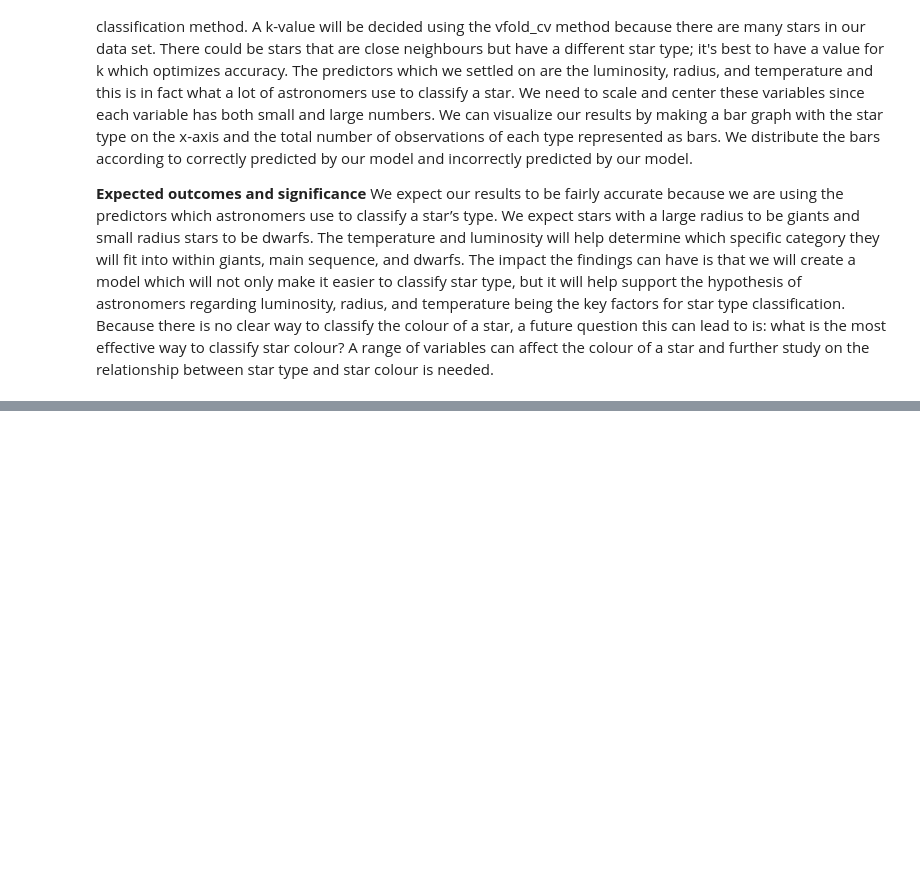
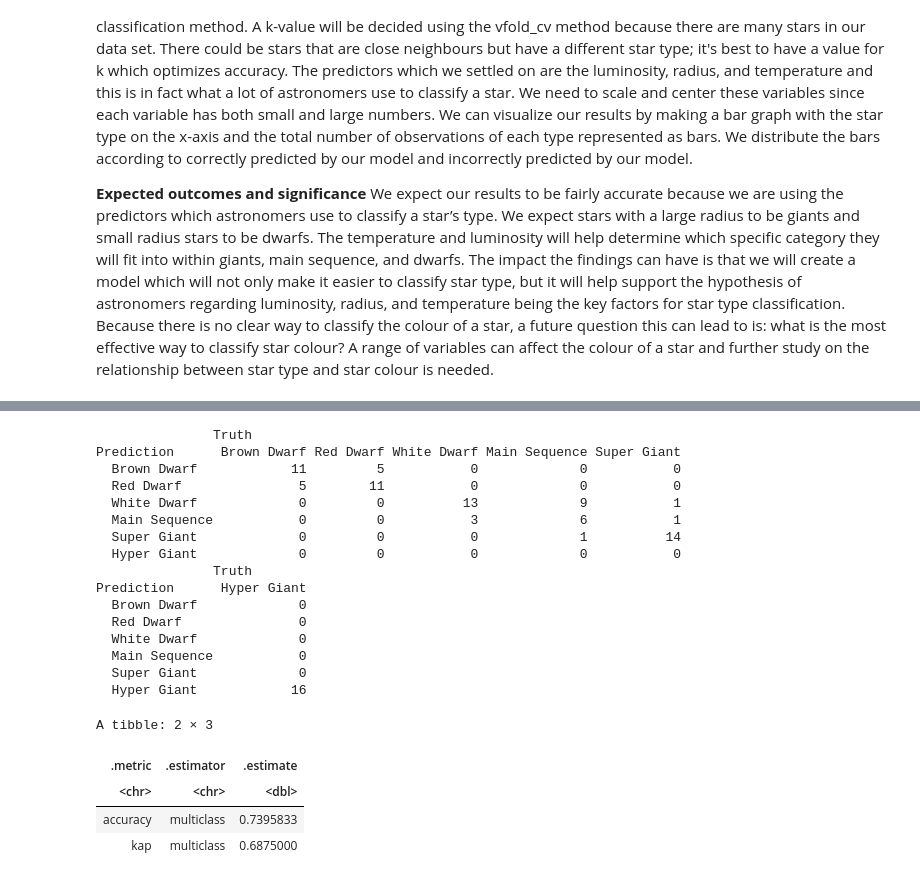
Before and after one commit to KarnS1o3/DSCI-project, a Jupyter notebook: Group_Project_proposal.ipynb, the cells around one changed output, grey strips where cells are left out. Drawn from its saved outputs; the diff is of its cells as text; code cells hidden in the pictures; blank space fills up the shorter version.

```diff
--- a/Group_Project_proposal.ipynb
+++ b/Group_Project_proposal.ipynb
@@ -136,0 +203,45 @@ A tibble: 6 × 5
+# %%
+#Retrained model with new k value
+knn_best_spec <- nearest_neighbor(weight_func = "rectangular", neighbors = k_min) %>%
+    set_engine("kknn") %>%
+    set_mode("classification")
+
+star_best_fit <- workflow() %>%
+    add_recipe(star_recipe) %>%
+    add_model(knn_best_spec) %>%
+    fit(data = star_train)
+
+star_metrics <- star_best_fit %>%
+    predict(star_test) %>%
+    bind_cols(star_test) %>%
+    metrics(truth = star_type, estimate = .pred_class)
+
+star_conf_mat <- star_best_fit %>%
+    predict(star_test) %>%
+    bind_cols(star_test) %>%
+    conf_mat(truth = star_type, estimate = .pred_class)
+
+star_conf_mat
+star_metrics
+# %% [output]
+               Truth
+Prediction      Brown Dwarf Red Dwarf White Dwarf Main Sequence Super Giant
+  Brown Dwarf            11         5           0             0           0
+  Red Dwarf               5        11           0             0           0
+  White Dwarf             0         0          13             9           1
+  Main Sequence           0         0           3             6           1
+  Super Giant             0         0           0             1          14
+  Hyper Giant             0         0           0             0           0
+               Truth
+Prediction      Hyper Giant
+  Brown Dwarf             0
+  Red Dwarf               0
+  White Dwarf             0
+  Main Sequence           0
+  Super Giant             0
+  Hyper Giant            16
+A tibble: 2 × 3
+| .metric | .estimator | .estimate |
+| <chr> | <chr> | <dbl> |
+| accuracy | multiclass | 0.7395833 |
+| kap | multiclass | 0.6875000 |
```
Also changed, not shown: parts of 3 cells of this notebook.
